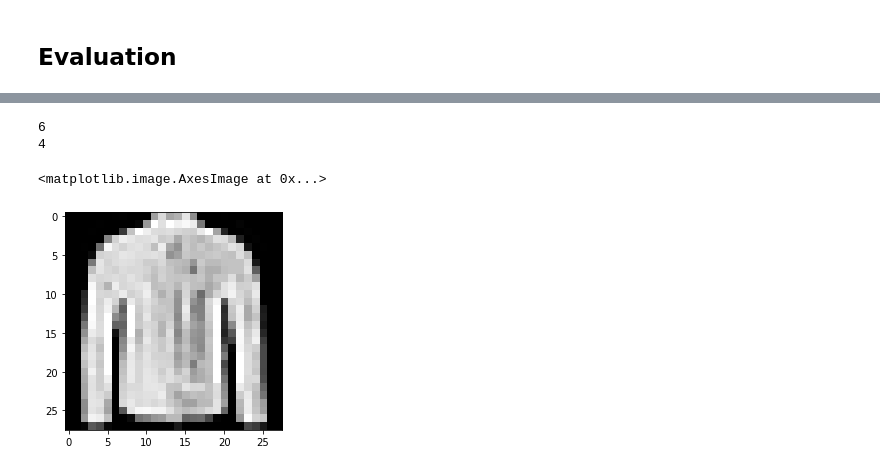
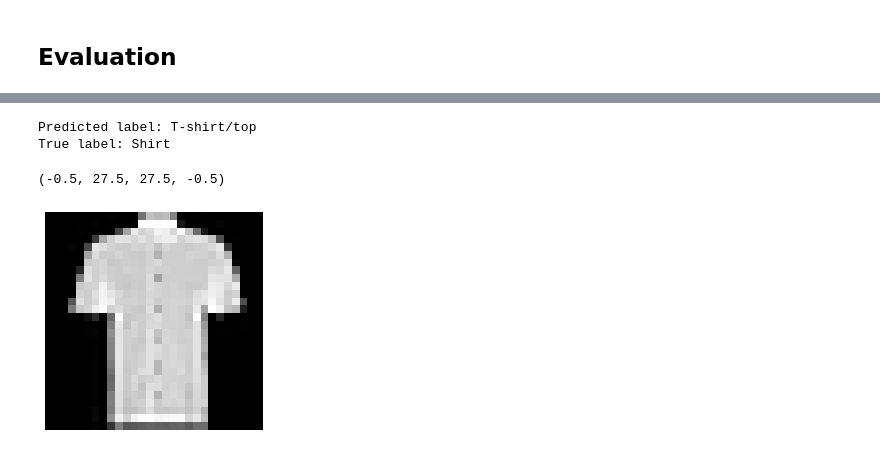
Before and after one commit to DaneshJoy/DeepLearning_Practical, a Jupyter notebook: Codes/2_Multiclass_Classification.ipynb, the cells around one changed output, grey strips where cells are left out. Saved outputs shown, nothing was run; the diff lists cells and outputs as text; code cells hidden in the pictures.

```diff
--- a/Codes/2_Multiclass_Classification.ipynb
+++ b/Codes/2_Multiclass_Classification.ipynb
@@ -121,12 +119,14 @@ preds = model.predict(test_data)
 # %%
 import numpy as np
 
-print(np.argmax(preds[50]))
-print(test_labels[50])
+img_id = 40
+print(f'Predicted label: {class_names[np.argmax(preds[img_id])]}')
+print(f'True label: {class_names[test_labels[img_id]]}')
 
-plt.imshow(test_data[50], cmap='gray')
+plt.imshow(test_data[img_id], cmap='gray')
+plt.axis('off')
 # %% [output]
-6
-4
+Predicted label: T-shirt/top
+True label: Shirt
-<matplotlib.image.AxesImage at 0x...>
+(-0.5, 27.5, 27.5, -0.5)
-[figure, old version]
+[figure, new version]
```
Also changed, not shown: parts of 14 cells of this notebook.
